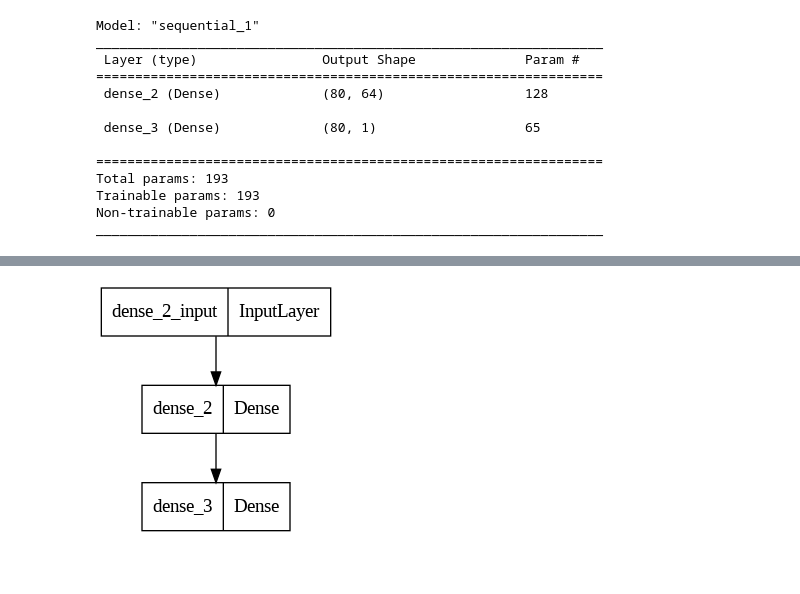
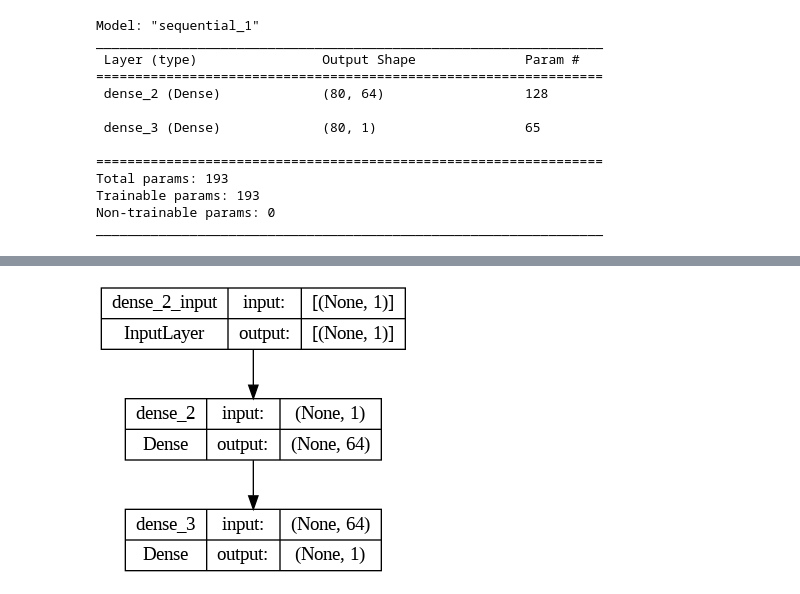
Before and after one commit to raghavx/tensorflow, a Jupyter notebook: 01_train.ipynb, the cells around one changed output, grey strips where cells are left out. Saved outputs shown, nothing was run; the diff lists cells and outputs as text; code cells hidden in the pictures; blank space fills up the shorter version.

```diff
--- a/01_train.ipynb
+++ b/01_train.ipynb
@@ -69,9 +69,10 @@ plt.legend();
 # %% [output]
 [figure]
 # %%
+from os import name
 model = tf.keras.models.Sequential()
-model.add(tf.keras.layers.Dense(64,activation=None))
-model.add(tf.keras.layers.Dense(1,activation=None))
+model.add(tf.keras.layers.Dense(64,activation=None), name="input_layer")
+model.add(tf.keras.layers.Dense(1,activation=None),name="output_layer")
 model.compile(loss="mae",optimizer=tf.keras.optimizers.Adam(learning_rate=0.01),metrics=["mae"])
 # %%
 model.build(input_shape=tf.expand_dims(X_train,axis=-1).shape)
@@ -119,5 +101,5 @@ array([[109.25608]], dtype=float32)
 # %%
 from tensorflow.keras.utils import plot_model
-plot_model(model=model)
+plot_model(model=model,show_shapes=True)
 # %% [output]
-[figure, old version]
+[figure, new version]
```
Also changed, not shown: parts of 4 cells of this notebook.
